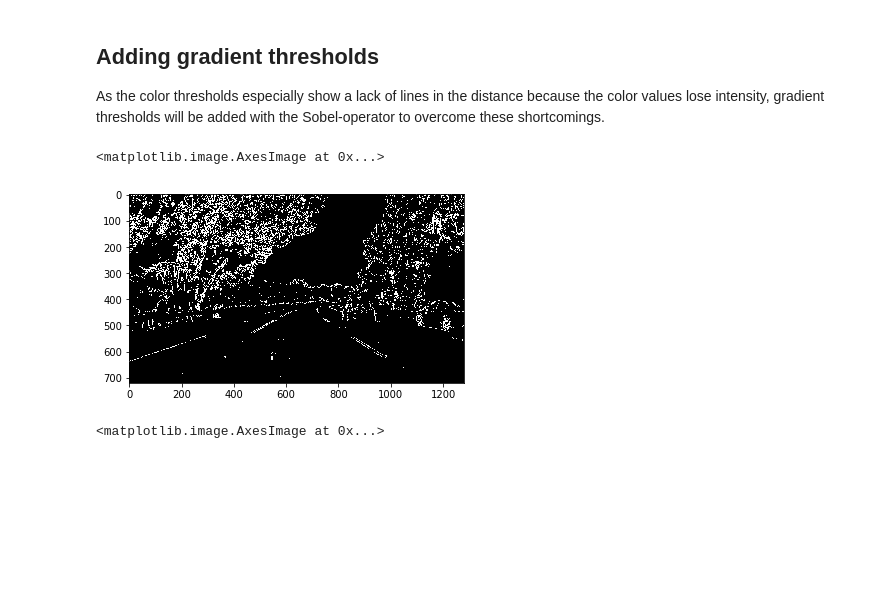
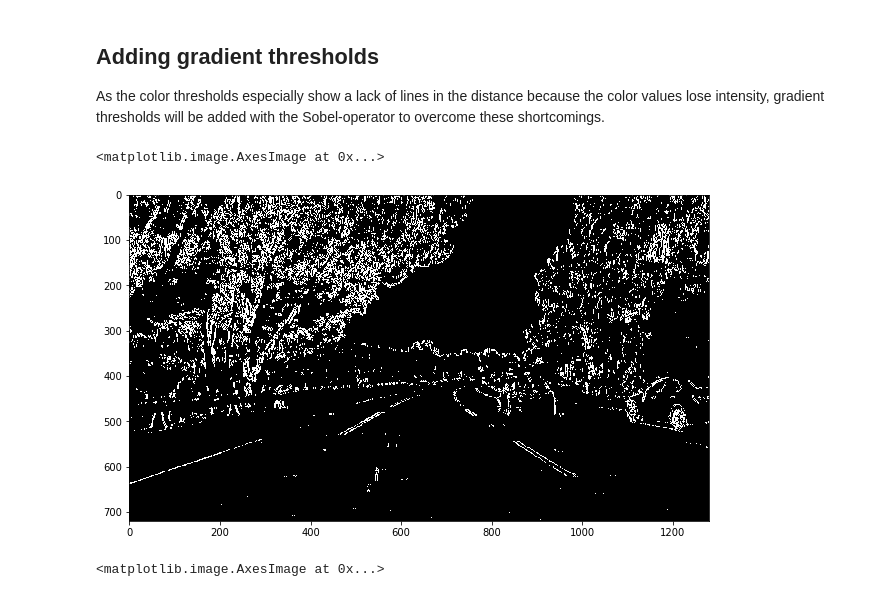
Before and after one commit to Pyrax/CarND-Advanced-Lane-Lines, a Jupyter notebook: src/lane_finding.ipynb, the cells around one changed output. Saved outputs shown, nothing was run; the diff lists cells and outputs as text; code cells hidden in the pictures; blank space fills up the shorter version.

```diff
--- a/src/lane_finding.ipynb
+++ b/src/lane_finding.ipynb
@@ -88,10 +89,11 @@ As the color thresholds especially show a lack of lines in the distance because
 # %%
 sobel = imgf.SobelGradientThresholder(undistorted_image, sobel_kernel=3)
 gradient_thresholds = sobel.abs_thresh(orient='x', thresh=(20, 100))
+plt.figure(figsize=(16, 6))
 plt.imshow(gradient_thresholds, cmap='gray')
 # %% [output]
 <matplotlib.image.AxesImage at 0x...>
-[figure, old version]
+[figure, new version]
 # %%
 color_binary = np.dstack(( np.zeros_like(gradient_thresholds), gradient_thresholds, combined_color_thresholds)) * 255
 plt.imshow(color_binary)
```
Also changed, not shown: parts of 2 cells of this notebook, 1 other file.
